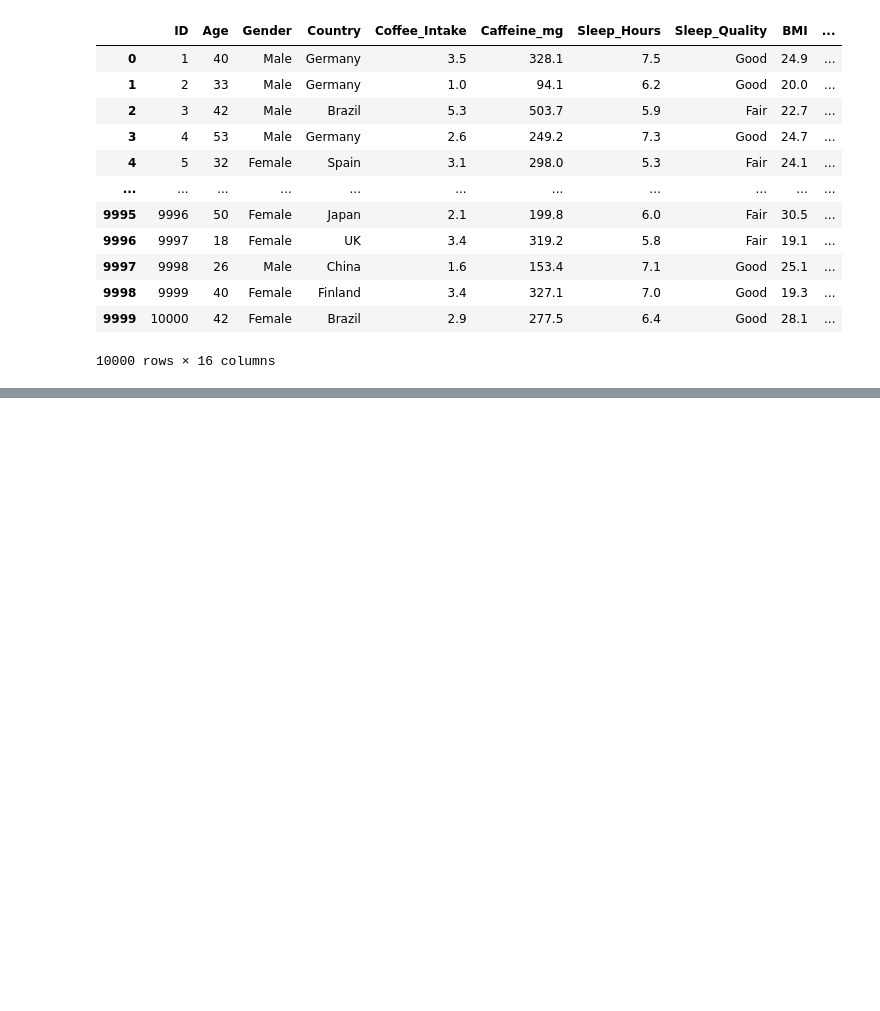
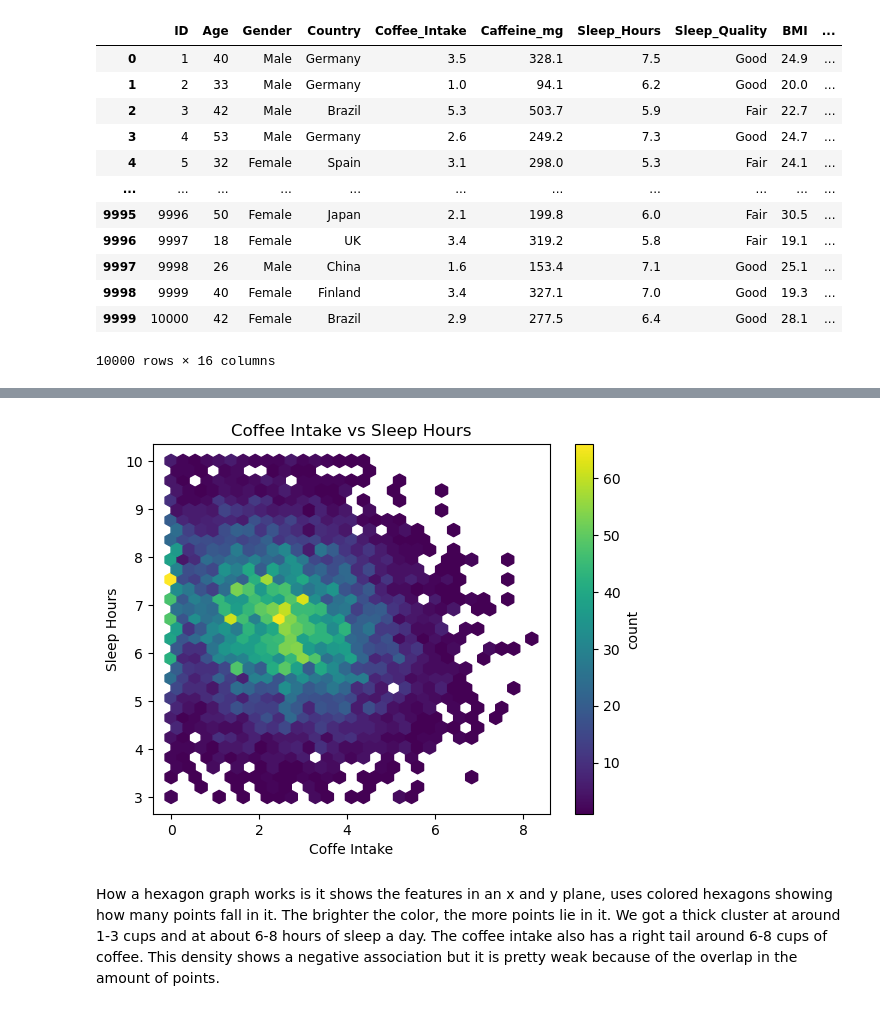
Before and after one commit to AgsBajs/Smoking-Classification, a Jupyter notebook: Project2.ipynb, the cells around one changed output, grey strips where cells are left out. Drawn from its saved outputs; the diff is of its cells as text; code cells hidden in the pictures; blank space fills up the shorter version.

```diff
--- a/Project2.ipynb
+++ b/Project2.ipynb
@@ -53,0 +92,3 @@ Name: count, dtype: int64
+# %%
+df = df.drop(columns=['Health_Issues'])
+df.isna().sum()
@@ -53,0 +112,12 @@ Name: count, dtype: int64
+# %%
+plt.figure()
+plt.hexbin(df['Coffee_Intake'], df['Sleep_Hours'], gridsize=30, mincnt=1)
+plt.xlabel("Coffe Intake")
+plt.ylabel("Sleep Hours")
+plt.title("Coffee Intake vs Sleep Hours")
+plt.colorbar(label='count')
+plt.show()
+# %% [output]
+[figure, added]
+# %% [markdown]
+How a hexagon graph works is it shows the features in an x and y plane, uses colored hexagons showing how many points fall in it. The brighter the color, the more points lie in it. We got a thick cluster at around 1-3 cups and at about 6-8 hours of sleep a day. The coffee intake also has a right tail around 6-8 cups of coffee. This density shows a negative association but it is pretty weak because of the overlap in the amount of points.
```
Also changed, not shown: parts of 7 cells of this notebook.
